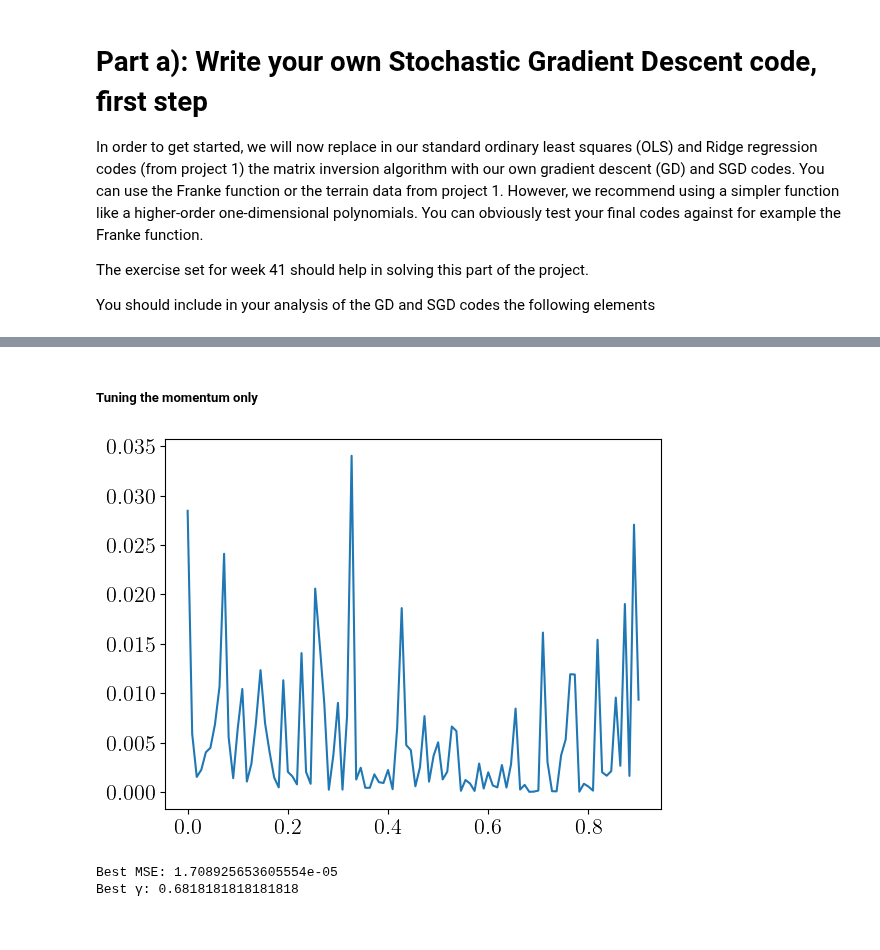
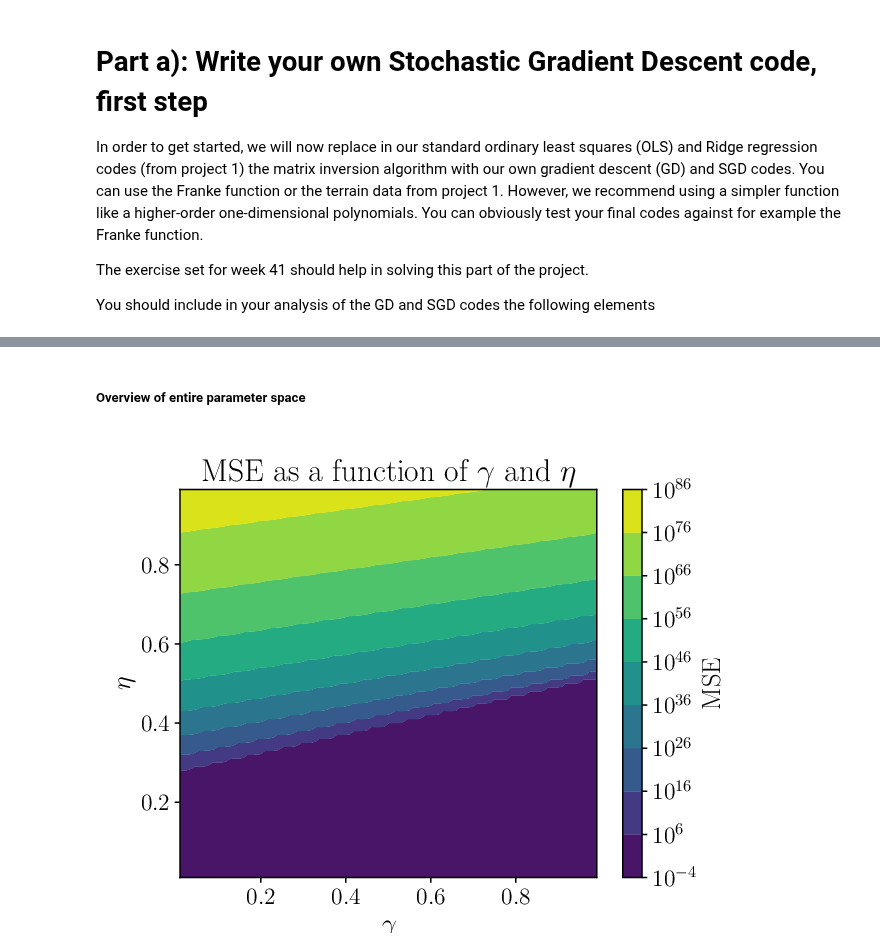
Before and after one commit to Oskar-Idland/FYS-STK4155-Projects, a Jupyter notebook: Project_2/src/a.ipynb, the cells around one changed output, grey strips where cells are left out. Drawn from its saved outputs; the diff is of its cells as text; code cells hidden in the pictures.

```diff
--- a/Project_2/src/a.ipynb
+++ b/Project_2/src/a.ipynb
@@ -90,17 +92,7 @@ Minimum MSE: 8.692262362098468e-07
-# %% [markdown]
-##### Tuning the momentum only
-# %%
-η = 0.15 # using a learning rate of 0.15 should be sufficient
-γ_list = np.linspace(0, 0.9, 100)
-MSE_list = []
-for γ in γ_list:
-    MSE, R2 = model.gradient_descent(50, gamma=γ, eta=η)
-    MSE_list.append(MSE)
-plt.plot(γ_list, MSE_list)
-plt.show()
-print(f'Best MSE: {min(MSE_list)}')
-print(f'Best γ: {γ_list[np.argmin(MSE_list)]}')
-# %% [output]
-[figure, removed]
-Best MSE: 1.708925653605554e-05
-Best γ: 0.6818181818181818
+# %% [markdown]
+##### Overview of entire parameter space
+# %%
+img = Image(filename='../figs/a_2_parameter_overview.pdf', resolution=105)
+img
+# %% [output]
+[figure, added]
```
Also changed, not shown: parts of 16 cells of this notebook, 7 other files.
